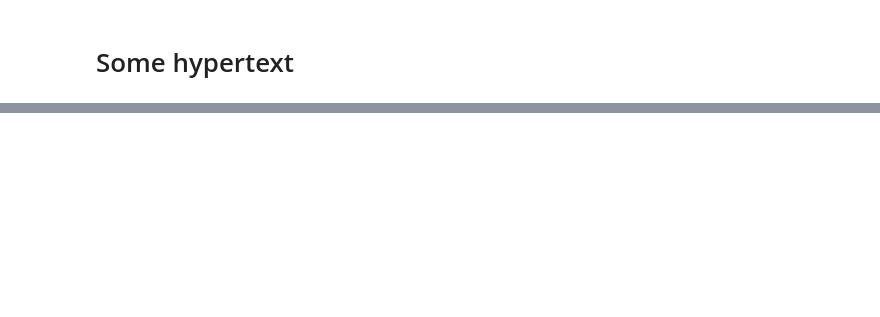
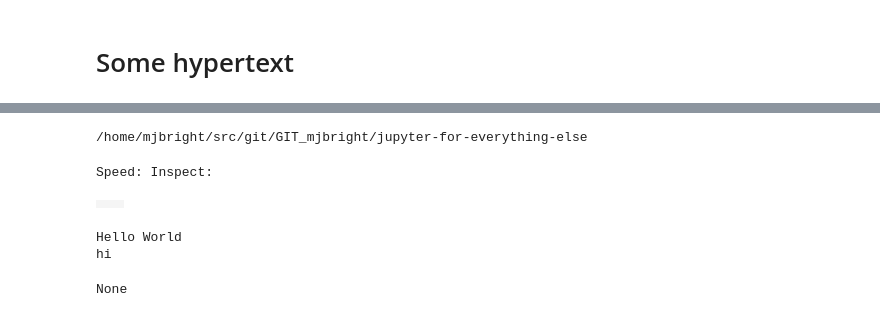
Before and after one commit to mjbright/jupyter-for-everything-else, a Jupyter notebook: Metakernel_bash.ipynb, the cells around one changed output, grey strips where cells are left out. Drawn from its saved outputs; the diff is of its cells as text; code cells hidden in the pictures; blank space fills up the shorter version.

```diff
--- a/Metakernel_bash.ipynb
+++ b/Metakernel_bash.ipynb
@@ -124,0 +296,4 @@ Some hypertext
+# %%
+pwd
+# %% [output]
+/home/mjbright/src/git/GIT_mjbright/jupyter-for-everything-else
@@ -124,0 +302,25 @@ Some hypertext
+# %%
+%%debug
+echo "HERE OK"
+A=1
+B=2
+echo $A
+# %% [output]
+Speed: Inspect:
+|  |  |
+# %%
+A="Hello World"
+echo $A
+echo hi
+export A
+# %% [output]
+Hello World
+hi
+# %%
+%%python
+
+import os
+
+print(os.getenv("A"))
+# %% [output]
+None
```
Also changed, not shown: parts of 60 cells of this notebook, 1 other file.
